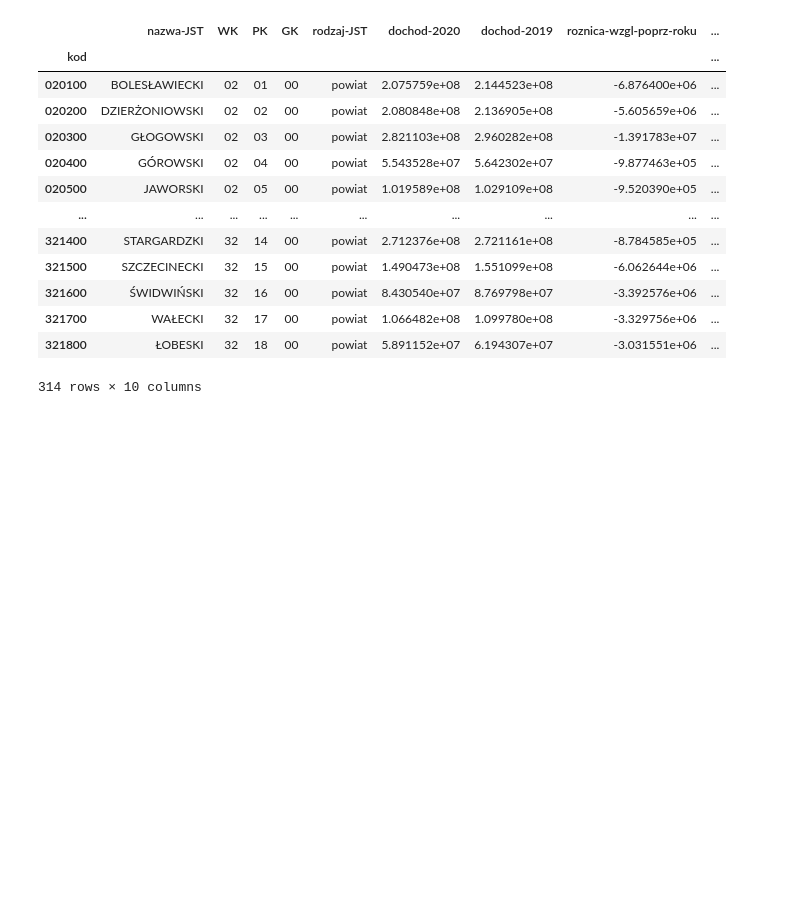
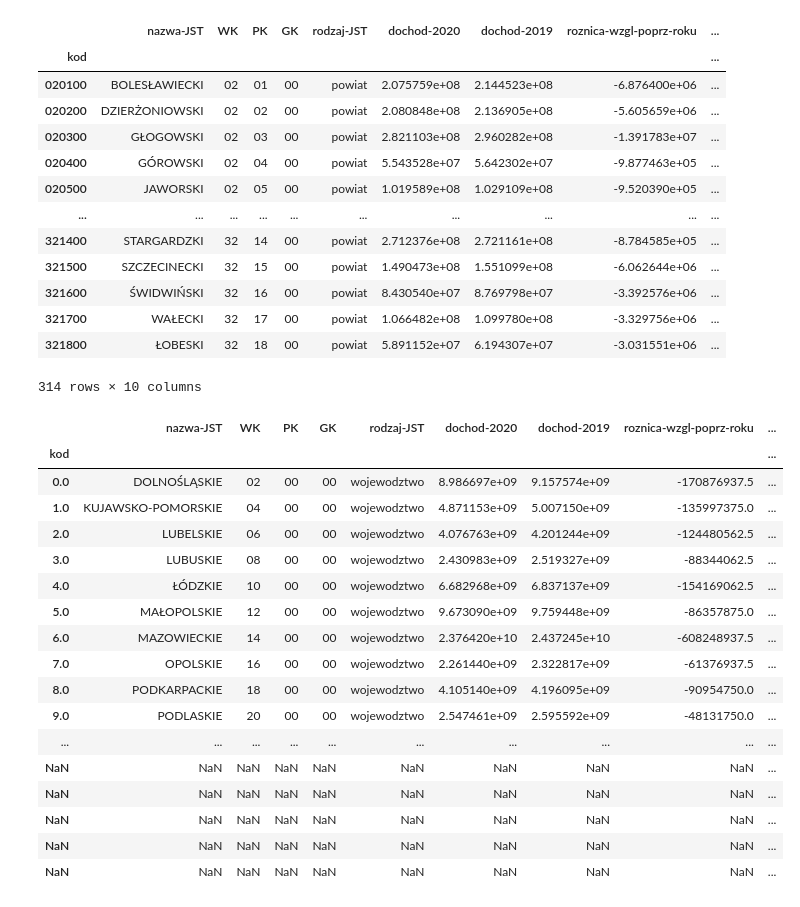
Before and after one commit to matthewmachnowski/final-assignment, a Jupyter notebook: script.ipynb, the cells around one changed output. Saved outputs shown, nothing was run; the diff lists cells and outputs as text; code cells hidden in the pictures; blank space fills up the shorter version.

```diff
--- a/script.ipynb
+++ b/script.ipynb
@@ -135,3 +143,23 @@ df_pow_mnpp2
 314 rows × 10 columns
 # %%
 df_woj2 = mean_calc.mean_inc_woj(df_woj, config["data"]["woj_lud"])
+df_woj2
+# %% [output]
+|  | nazwa-JST | WK | PK | GK | rodzaj-JST | dochod-2020 | dochod-2019 | roznica-wzgl-poprz-roku | ... |
+| kod |  |  |  |  |  |  |  |  | ... |
+| 0.0 | DOLNOŚLĄSKIE | 02 | 00 | 00 | wojewodztwo | 8.986697e+09 | 9.157574e+09 | -170876937.5 | ... |
+| 1.0 | KUJAWSKO-POMORSKIE | 04 | 00 | 00 | wojewodztwo | 4.871153e+09 | 5.007150e+09 | -135997375.0 | ... |
+| 2.0 | LUBELSKIE | 06 | 00 | 00 | wojewodztwo | 4.076763e+09 | 4.201244e+09 | -124480562.5 | ... |
+| 3.0 | LUBUSKIE | 08 | 00 | 00 | wojewodztwo | 2.430983e+09 | 2.519327e+09 | -88344062.5 | ... |
+| 4.0 | ŁÓDZKIE | 10 | 00 | 00 | wojewodztwo | 6.682968e+09 | 6.837137e+09 | -154169062.5 | ... |
+| 5.0 | MAŁOPOLSKIE | 12 | 00 | 00 | wojewodztwo | 9.673090e+09 | 9.759448e+09 | -86357875.0 | ... |
+| 6.0 | MAZOWIECKIE | 14 | 00 | 00 | wojewodztwo | 2.376420e+10 | 2.437245e+10 | -608248937.5 | ... |
+| 7.0 | OPOLSKIE | 16 | 00 | 00 | wojewodztwo | 2.261440e+09 | 2.322817e+09 | -61376937.5 | ... |
+| 8.0 | PODKARPACKIE | 18 | 00 | 00 | wojewodztwo | 4.105140e+09 | 4.196095e+09 | -90954750.0 | ... |
+| 9.0 | PODLASKIE | 20 | 00 | 00 | wojewodztwo | 2.547461e+09 | 2.595592e+09 | -48131750.0 | ... |
+| ... | ... | ... | ... | ... | ... | ... | ... | ... | ... |
+| NaN | NaN | NaN | NaN | NaN | NaN | NaN | NaN | NaN | ... |
+| NaN | NaN | NaN | NaN | NaN | NaN | NaN | NaN | NaN | ... |
+| NaN | NaN | NaN | NaN | NaN | NaN | NaN | NaN | NaN | ... |
+| NaN | NaN | NaN | NaN | NaN | NaN | NaN | NaN | NaN | ... |
+| NaN | NaN | NaN | NaN | NaN | NaN | NaN | NaN | NaN | ... |
```
Also changed, not shown: parts of 8 cells of this notebook, 1 other file.
